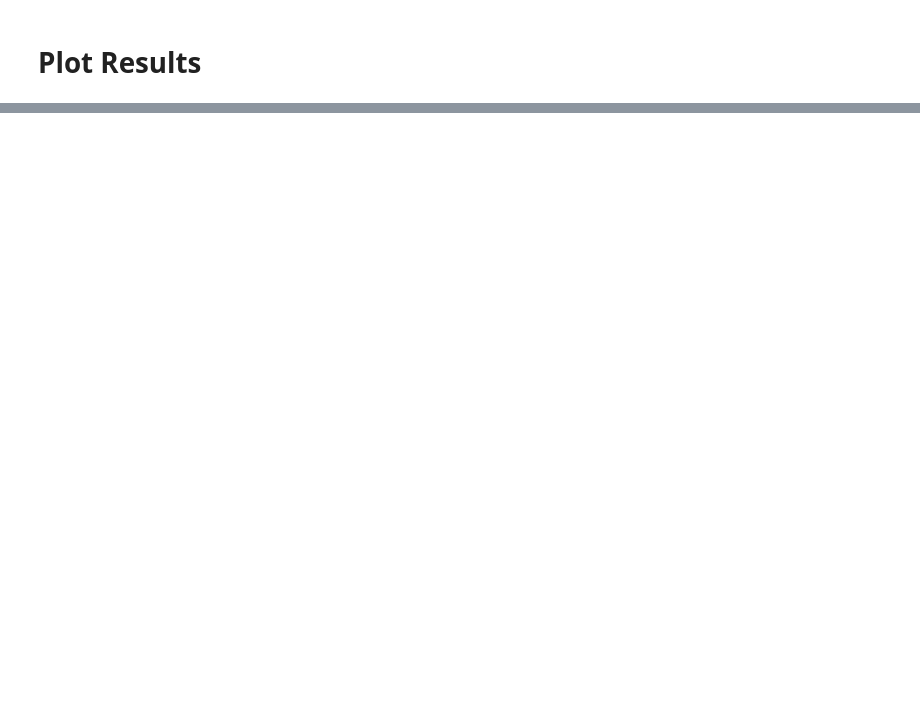
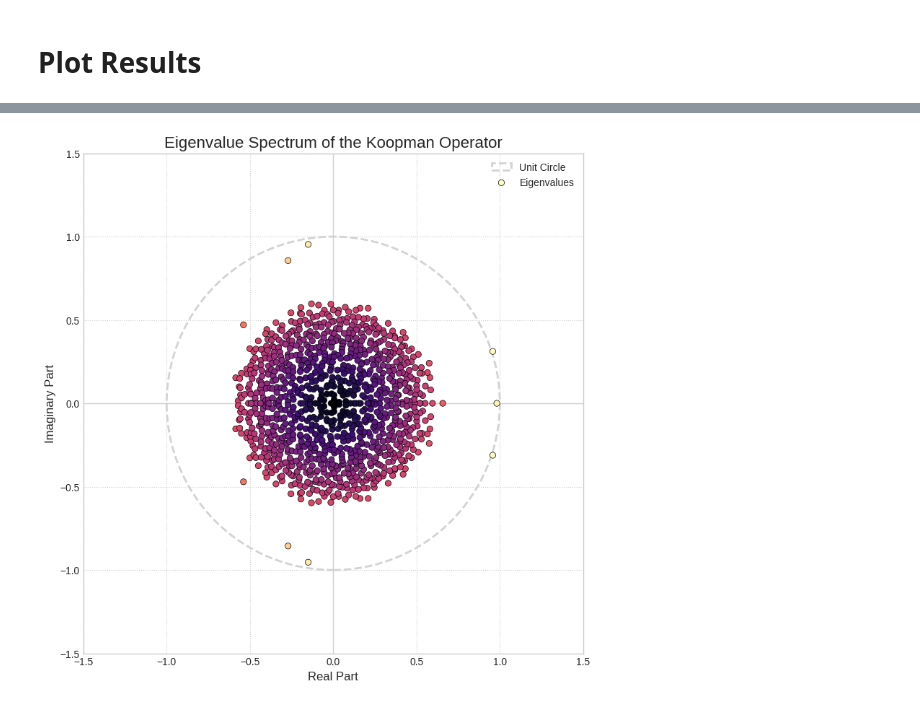
Before and after one commit to rg625/ocean_forecasting, a Jupyter notebook: koopman_autoencoder/test.ipynb, the cells around one changed output, grey strips where cells are left out. Saved outputs shown, nothing was run; the diff lists cells and outputs as text; code cells hidden in the pictures; blank space fills up the shorter version.

```diff
--- a/koopman_autoencoder/test.ipynb
+++ b/koopman_autoencoder/test.ipynb
@@ -269,0 +379,58 @@ Max vort (Pred): 5364.2060546875
+# %%
+K_residual_matrix = model.koopman_operator.koopman_linear.weight.T.detach().cpu().numpy()
+
+# logger.info(f"Matrix shape: {K_residual_matrix.shape}")
+
+# # Visualize the matrix as a heatmap
+# plt.figure(figsize=(10, 8))
+# sns.heatmap(K_residual_matrix, cmap="icefire", center=0)
+# plt.title("Heatmap of the Learned Residual Koopman Operator (K_res)", fontsize=16)
+# plt.xlabel("Latent Dimension", fontsize=12)
+# plt.ylabel("Latent Dimension", fontsize=12)
+# plt.show()
+# %%
+# Create the full Koopman matrix K = I + K_res
+latent_dim = model.latent_dim
+identity_matrix = np.identity(latent_dim)
+K_full_matrix = K_residual_matrix # +identity_matrix
+
+# Compute the eigenvalues
+eigenvalues = np.linalg.eigvals(K_full_matrix)
+
+logger.info(f"Computed {len(eigenvalues)} eigenvalues.")
+
+# --- Visualize the Eigenvalue Spectrum ---
+plt.figure(figsize=(9, 9))
+ax = plt.gca()
+
+# Plot the unit circle for reference (the stability boundary)
+unit_circle = plt.Circle((0, 0), 1, color='lightgray', fill=False, linestyle='--', linewidth=2, label='Unit Circle')
+ax.add_patch(unit_circle)
+
+# Plot the eigenvalues
+plt.scatter(
+    eigenvalues.real,
+    eigenvalues.imag,
+    c=np.abs(eigenvalues),
+    cmap="magma",
+    marker="o",
+    edgecolor="k",
+    linewidth=0.5,
+    zorder=3, # Plot eigenvalues on top of the circle
+    label="Eigenvalues"
+)
+
+# Formatting
+ax.axvline(0, color='lightgray', linestyle='-', lw=1)
+ax.axhline(0, color='lightgray', linestyle='-', lw=1)
+ax.set_aspect('equal', adjustable='box')
+ax.set_xlim([-1.5, 1.5])
+ax.set_ylim([-1.5, 1.5])
+plt.title("Eigenvalue Spectrum of the Koopman Operator", fontsize=16)
+plt.xlabel("Real Part", fontsize=12)
+plt.ylabel("Imaginary Part", fontsize=12)
+plt.legend()
+# plt.colorbar(label="Eigenvalue Magnitude |λ|")
+plt.grid(True, linestyle=':')
+plt.show()
+# %% [output]
@@ -269,0 +438 @@ Max vort (Pred): 5364.2060546875
+[figure, added]
```
Also changed, not shown: parts of 10 cells of this notebook, 3 other files.
